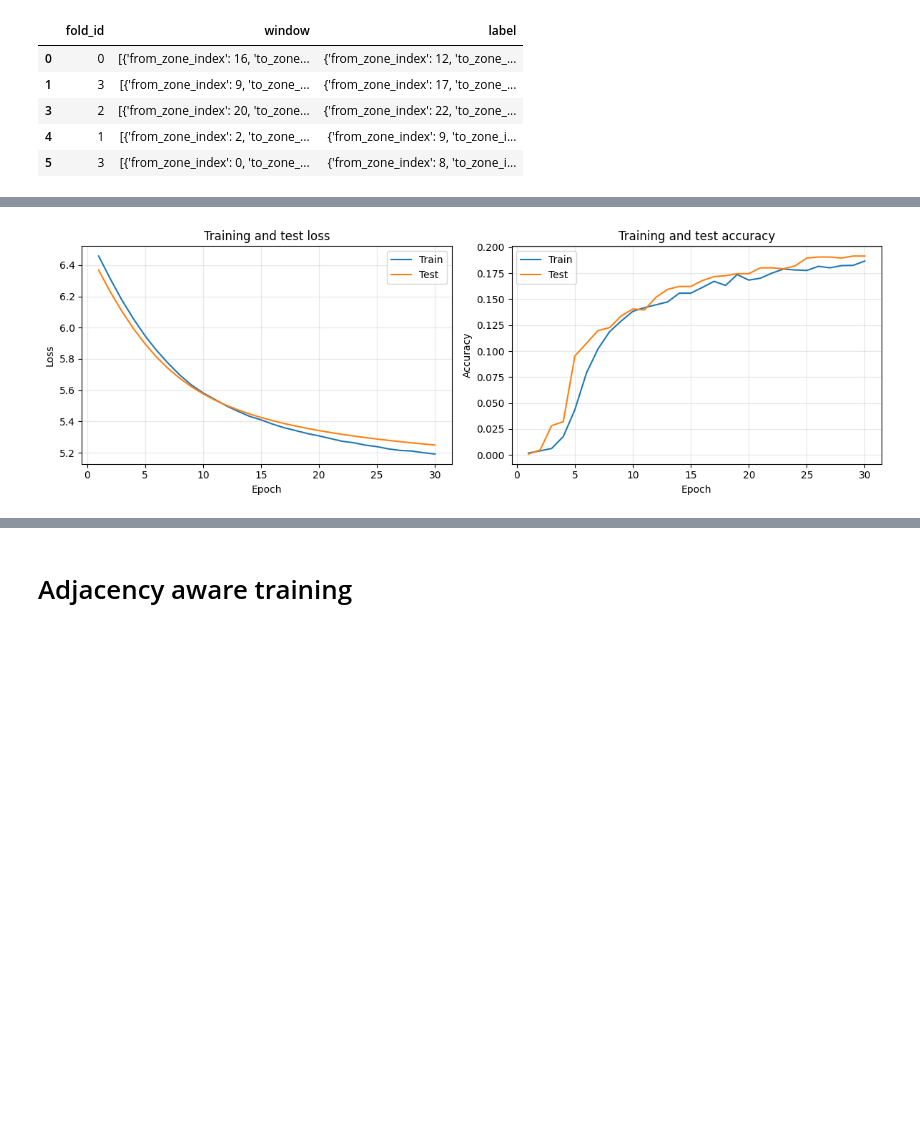
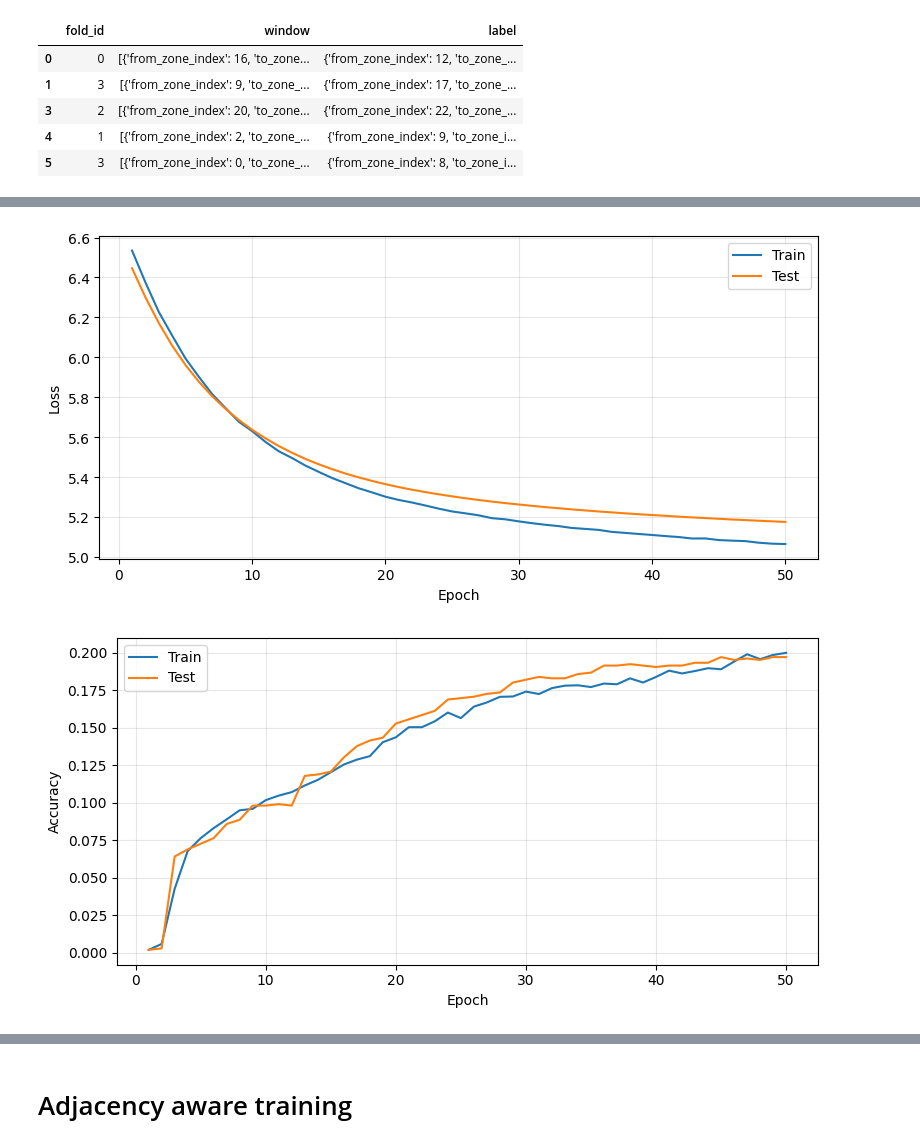
Before and after one commit to mohamad-hasan-sohan-ajini/predictive-maintenance, a Jupyter notebook: src/predictive_maintenance_xgboost_where.ipynb, the cells around one changed output, grey strips where cells are left out. Cells and saved outputs as stored; diff of their text form; code cells hidden in the pictures; blank space fills up the shorter version.

```diff
--- a/src/predictive_maintenance_xgboost_where.ipynb
+++ b/src/predictive_maintenance_xgboost_where.ipynb
@@ -210,7 +211,7 @@ WhereTransformer(
 )
 # %%
 LEARNING_RATE = 3e-6
-NUM_EPOCHS = 30
+NUM_EPOCHS = 50
 VIRTUAL_BATCH_SIZE = 32
 DEVICE = torch.device("cuda" if torch.cuda.is_available() else "cpu")
 
@@ -382,34 +383,40 @@ Saved model to model_outputs/where_transformer/where_transformer.pt
 # %%
 import matplotlib.pyplot as plt
 
 epochs = [row["epoch"] for row in training_history]
 train_losses = [row["train_loss"] for row in training_history]
 test_losses = [row["test_loss"] for row in training_history]
 train_accuracies = [row["train_accuracy"] for row in training_history]
 test_accuracies = [row["test_accuracy"] for row in training_history]
 
-fig, axes = plt.subplots(1, 2, figsize=(12, 4))
+plt.figure(figsize=(8, 4))
 
-axes[0].plot(epochs, train_losses, label="Train")
-axes[0].plot(epochs, test_losses, label="Test")
-axes[0].set_xlabel("Epoch")
-axes[0].set_ylabel("Loss")
-axes[0].set_title("Training and test loss")
-axes[0].legend()
-axes[0].grid(True, alpha=0.3)
+plt.plot(epochs, train_losses, label="Train")
+plt.plot(epochs, test_losses, label="Test")
+plt.xlabel("Epoch")
+plt.ylabel("Loss")
+# plt.title("Training and test loss")
+plt.legend()
+plt.grid(True, alpha=0.3)
+plt.tight_layout()
+plt.savefig(OUTPUT_DIR / "where_training_loss.pdf", dpi=300)
+plt.show()
 
-axes[1].plot(epochs, train_accuracies, label="Train")
-axes[1].plot(epochs, test_accuracies, label="Test")
-axes[1].set_xlabel("Epoch")
-axes[1].set_ylabel("Accuracy")
-axes[1].set_title("Training and test accuracy")
-axes[1].legend()
-axes[1].grid(True, alpha=0.3)
+plt.figure(figsize=(8, 4))
 
+plt.plot(epochs, train_accuracies, label="Train")
+plt.plot(epochs, test_accuracies, label="Test")
+plt.xlabel("Epoch")
+plt.ylabel("Accuracy")
+# plt.title("Training and test accuracy")
+plt.legend()
+plt.grid(True, alpha=0.3)
 plt.tight_layout()
+plt.savefig(OUTPUT_DIR / "where_training_accuracy.pdf", dpi=300)
 plt.show()
 # %% [output]
-[figure, old version]
+[figure, new version]
+[figure, added]
 # %%
 from collections import deque
 from pathlib import Path
```
Also changed, not shown: parts of 5 cells of this notebook.
